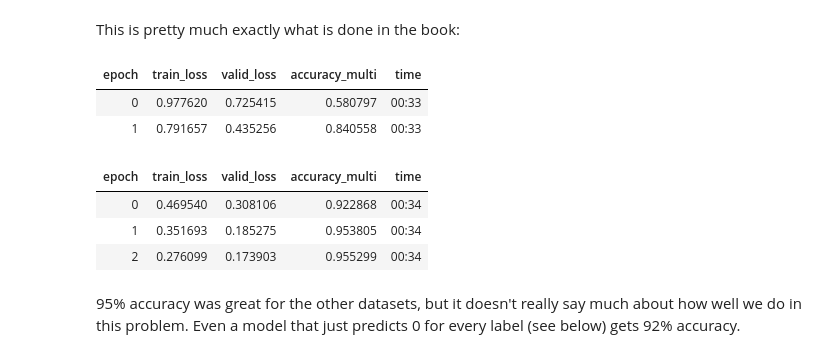
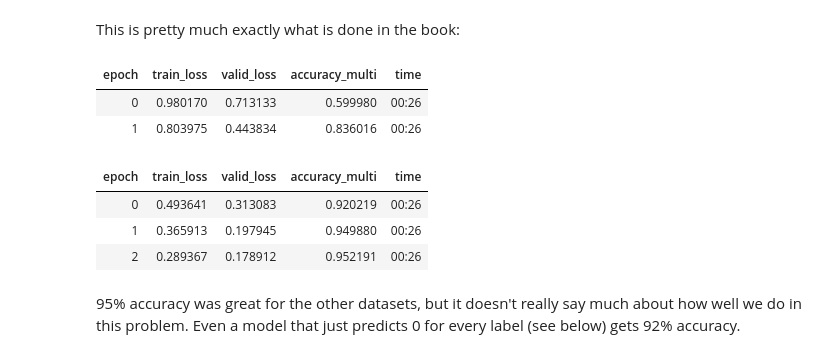
Before and after one commit to LukeWeidenwalker/fastai-notebooks, a Jupyter notebook: 06_pascal_multicat.ipynb, the cells around one changed output. Cells and saved outputs as stored; diff of their text form; code cells hidden in the pictures.

```diff
--- a/06_pascal_multicat.ipynb
+++ b/06_pascal_multicat.ipynb
@@ -31,16 +37,16 @@ dls.show_batch()
 # %% [markdown]
 This is pretty much exactly what is done in the book:
 # %%
-learn = cnn_learner(dls, resnet34, metrics=[accuracy_multi])
+learn = cnn_learner(dls, resnet18, metrics=[accuracy_multi])
 learn.fine_tune(3, freeze_epochs=2)
 # %% [output]
 | epoch | train_loss | valid_loss | accuracy_multi | time |
-| 0 | 0.977620 | 0.725415 | 0.580797 | 00:33 |
-| 1 | 0.791657 | 0.435256 | 0.840558 | 00:33 |
+| 0 | 0.980170 | 0.713133 | 0.599980 | 00:26 |
+| 1 | 0.803975 | 0.443834 | 0.836016 | 00:26 |
 | epoch | train_loss | valid_loss | accuracy_multi | time |
-| 0 | 0.469540 | 0.308106 | 0.922868 | 00:34 |
-| 1 | 0.351693 | 0.185275 | 0.953805 | 00:34 |
-| 2 | 0.276099 | 0.173903 | 0.955299 | 00:34 |
+| 0 | 0.493641 | 0.313083 | 0.920219 | 00:26 |
+| 1 | 0.365913 | 0.197945 | 0.949880 | 00:26 |
+| 2 | 0.289367 | 0.178912 | 0.952191 | 00:26 |
 # %% [markdown]
 95% accuracy was great for the other datasets, but it doesn't really say much about how well we do in this problem. Even a model that just predicts 0 for every label (see below) gets 92% accuracy.
 # %% [markdown]
```
Also changed, not shown: parts of 6 cells of this notebook.
